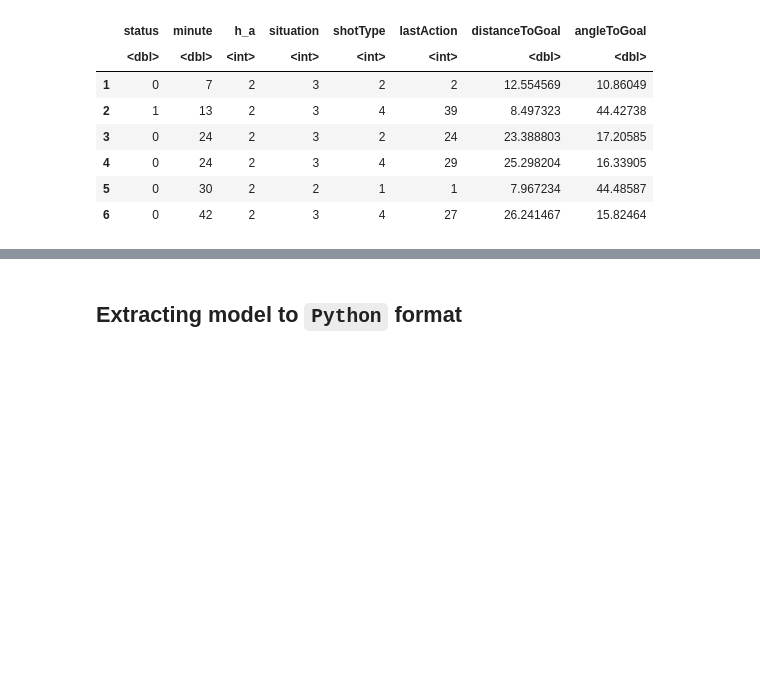
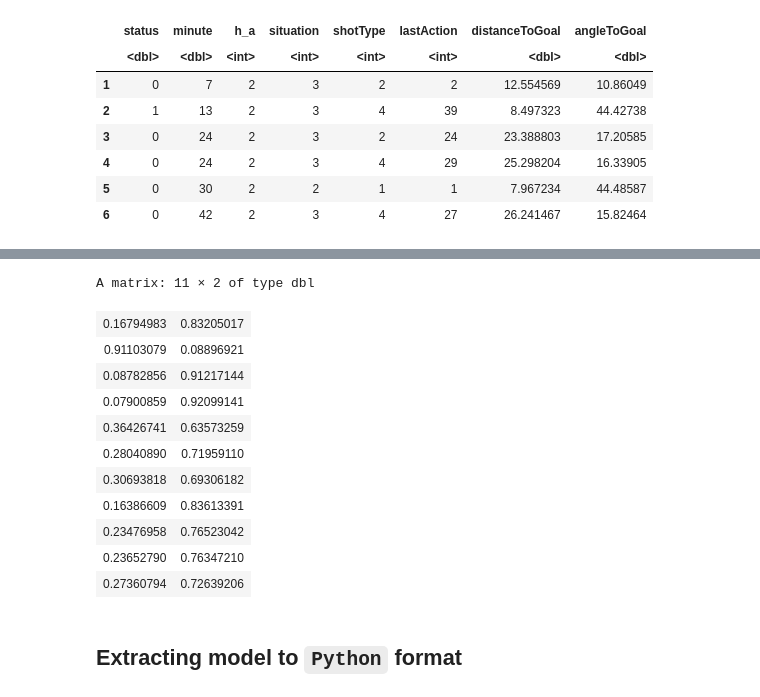
Before and after one commit to adrianstando/aSHAP-for-xG-model, a Jupyter notebook: 02_preprocessing_exctracting_model.ipynb, the cells around one changed output, grey strips where cells are left out. Cells and saved outputs as stored; diff of their text form; code cells hidden in the pictures; blank space fills up the shorter version.

```diff
--- a/02_preprocessing_exctracting_model.ipynb
+++ b/02_preprocessing_exctracting_model.ipynb
@@ -85,2 +111,17 @@ write.csv(df_preprocessed, './data/data_preprocessed.csv')
+# %%
+predict(model, d)$predict
+# %% [output]
+A matrix: 11 × 2 of type dbl
+| 0.16794983 | 0.83205017 |
+| 0.91103079 | 0.08896921 |
+| 0.08782856 | 0.91217144 |
+| 0.07900859 | 0.92099141 |
+| 0.36426741 | 0.63573259 |
+| 0.28040890 | 0.71959110 |
+| 0.30693818 | 0.69306182 |
+| 0.16386609 | 0.83613391 |
+| 0.23476958 | 0.76523042 |
+| 0.23652790 | 0.76347210 |
+| 0.27360794 | 0.72639206 |
 # %% [markdown]
 ## Extracting model to `Python` format
```
Also changed, not shown: parts of 10 cells of this notebook.
